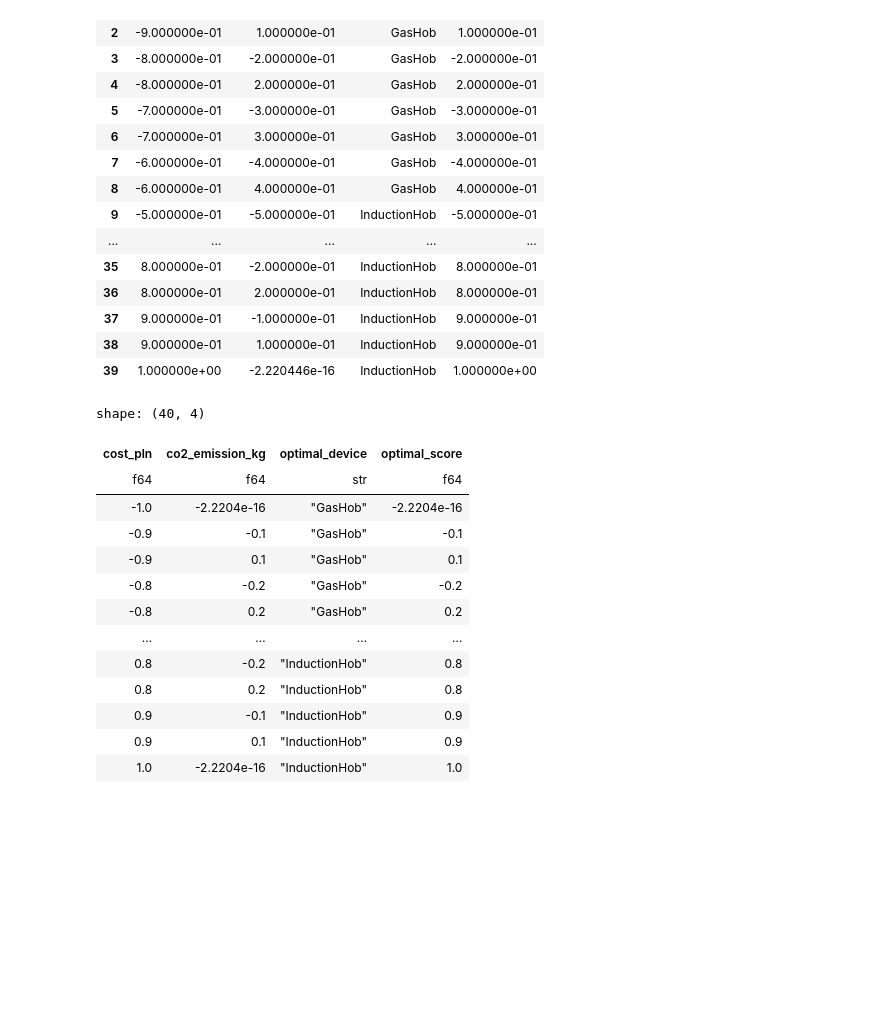
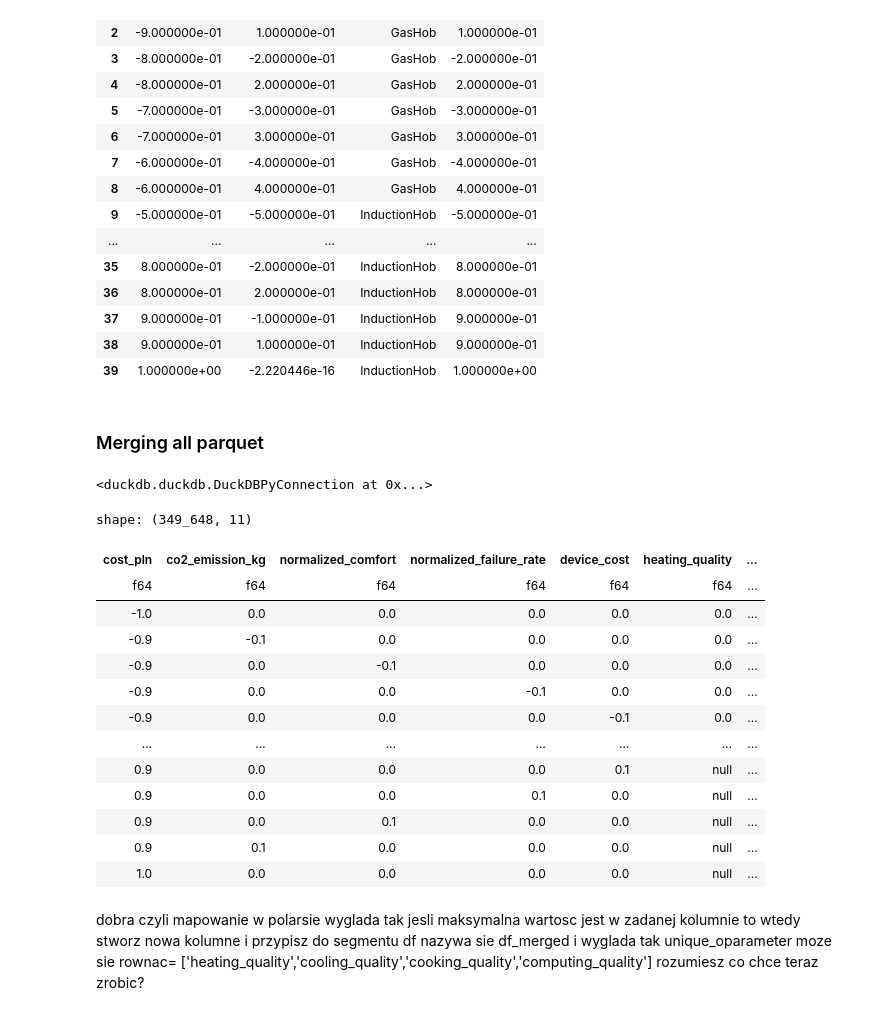
Before and after one commit to JSlusarek/Projekt-Dyplomowy-ISSI-Jan-lusarek-Kacper-Gruca, a Jupyter notebook: working_dir/code/simulator_prototype_JS.ipynb, the cells around one changed output. Cells and saved outputs as stored; diff of their text form; code cells hidden in the pictures; blank space fills up the shorter version.

```diff
--- a/working_dir/code/simulator_prototype_JS.ipynb
+++ b/working_dir/code/simulator_prototype_JS.ipynb
@@ -508,22 +503,41 @@ results
 | 37 | 9.000000e-01 | -1.000000e-01 | InductionHob | 9.000000e-01 |
 | 38 | 9.000000e-01 | 1.000000e-01 | InductionHob | 9.000000e-01 |
 | 39 | 1.000000e+00 | -2.220446e-16 | InductionHob | 1.000000e+00 |
+# %% [markdown]
+### Merging all parquet
 # %%
-import polars as pl
-df=pl.read_parquet("../../Data/GRID/cooking_grid.parquet")
-df
+
+
+folder = Path("~/OneDrive - uek.krakow.pl/Pulpit/ISSI/Projekt_dyplomowy/DATA/GRID").expanduser()
+con = duckdb.connect()
+
+query = f"""
+COPY (
+    SELECT * FROM read_parquet('{str(folder)}/*.parquet', union_by_name=True)
+) TO '{str(folder / "merged_grid.parquet")}' (FORMAT PARQUET);
+"""
+
+con.execute(query)
 # %% [output]
-shape: (40, 4)
+<duckdb.duckdb.DuckDBPyConnection at 0x...>
-| cost_pln | co2_emission_kg | optimal_device | optimal_score |
-| f64 | f64 | str | f64 |
-| -1.0 | -2.2204e-16 | "GasHob" | -2.2204e-16 |
-| -0.9 | -0.1 | "GasHob" | -0.1 |
-| -0.9 | 0.1 | "GasHob" | 0.1 |
-| -0.8 | -0.2 | "GasHob" | -0.2 |
-| -0.8 | 0.2 | "GasHob" | 0.2 |
-| … | … | … | … |
-| 0.8 | -0.2 | "InductionHob" | 0.8 |
-| 0.8 | 0.2 | "InductionHob" | 0.8 |
-| 0.9 | -0.1 | "InductionHob" | 0.9 |
-| 0.9 | 0.1 | "InductionHob" | 0.9 |
-| 1.0 | -2.2204e-16 | "InductionHob" | 1.0 |
+# %%
+df_merged = pl.read_parquet(folder / "merged_grid.parquet")
+# %%
+df_merged
+# %% [output]
+shape: (349_648, 11)
+| cost_pln | co2_emission_kg | normalized_comfort | normalized_failure_rate | device_cost | heating_quality | ... |
+| f64 | f64 | f64 | f64 | f64 | f64 | ... |
+| -1.0 | 0.0 | 0.0 | 0.0 | 0.0 | 0.0 | ... |
+| -0.9 | -0.1 | 0.0 | 0.0 | 0.0 | 0.0 | ... |
+| -0.9 | 0.0 | -0.1 | 0.0 | 0.0 | 0.0 | ... |
+| -0.9 | 0.0 | 0.0 | -0.1 | 0.0 | 0.0 | ... |
+| -0.9 | 0.0 | 0.0 | 0.0 | -0.1 | 0.0 | ... |
+| … | … | … | … | … | … | ... |
+| 0.9 | 0.0 | 0.0 | 0.0 | 0.1 | null | ... |
+| 0.9 | 0.0 | 0.0 | 0.1 | 0.0 | null | ... |
+| 0.9 | 0.0 | 0.1 | 0.0 | 0.0 | null | ... |
+| 0.9 | 0.1 | 0.0 | 0.0 | 0.0 | null | ... |
+| 1.0 | 0.0 | 0.0 | 0.0 | 0.0 | null | ... |
+# %% [markdown]
+dobra czyli mapowanie w polarsie wyglada tak jesli maksymalna wartosc jest w zadanej kolumnie to wtedy stworz nowa kolumne i przypisz do segmentu df nazywa sie df_merged i wyglada tak unique_oparameter moze sie rownac= ['heating_quality','cooling_quality','cooking_quality','computing_quality'] rozumiesz co chce teraz zrobic?
```
Also changed, not shown: parts of 19 cells of this notebook, 7 other files.
